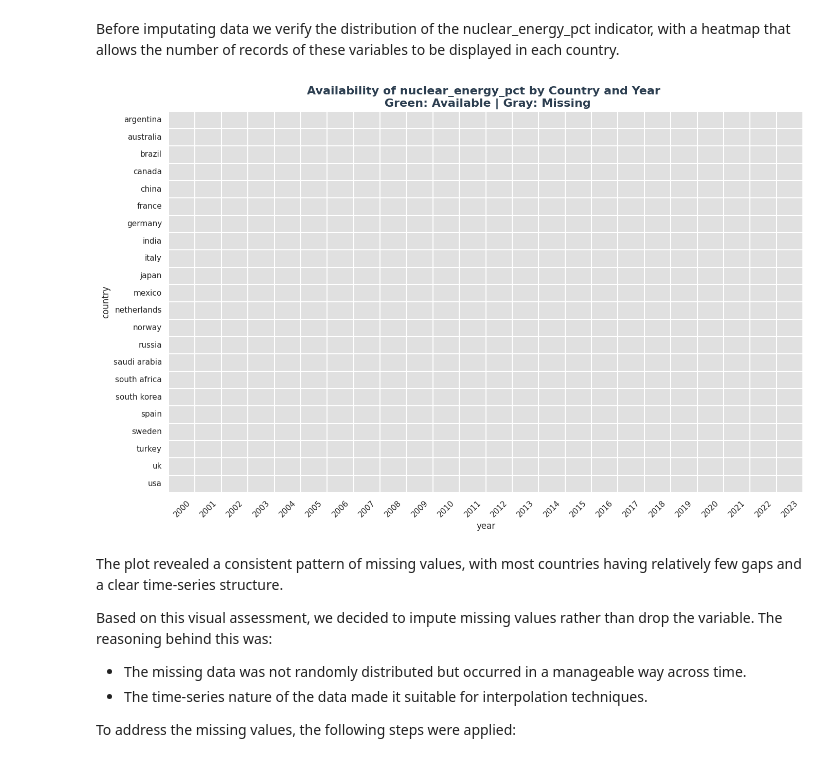
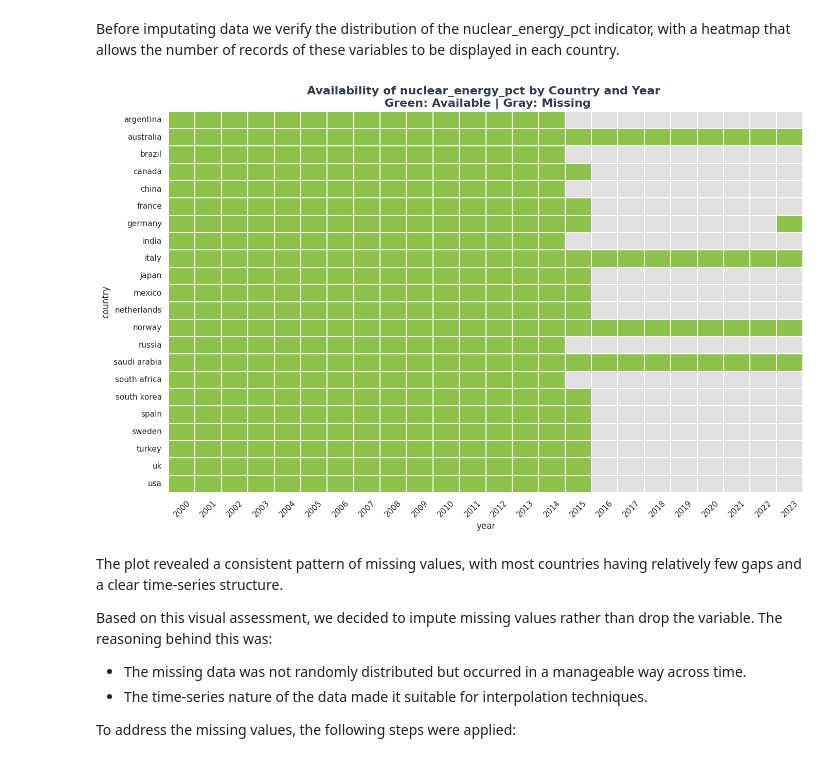
Before and after one commit to valentinabc19/Leukemia-Cancer-Risk-ETL, a Jupyter notebook: api/001_api_eda.ipynb, the cells around one changed output. Drawn from its saved outputs; the diff is of its cells as text; code cells hidden in the pictures.

```diff
--- a/api/001_api_eda.ipynb
+++ b/api/001_api_eda.ipynb
@@ -691,34 +691,34 @@ Before imputating data we verify the distribution of the nuclear_energy_pct indi
 # %%
 sns.set_theme(style="whitegrid")
 
 coverage = df.pivot_table(
     index='country',
     columns='year',
     values='nuclear_energy_pct',
     aggfunc='count'
-).notna().astype(int)
+)
 
 custom_cmap = sns.color_palette(["#e0e0e0", "#8bc34a"])
 
 plt.figure(figsize=(14, 9))
 sns.heatmap(
     coverage,
     cmap=custom_cmap,
     cbar=False,
     linewidths=0.3,
     linecolor='white'
 )
 
 plt.title('Availability of nuclear_energy_pct by Country and Year \n Green: Available | Gray: Missing',
           fontsize=16, fontweight='bold', color='#2c3e50')
 plt.xlabel('year', fontsize=12)
 plt.ylabel('country', fontsize=12)
 plt.xticks(rotation=45)
 plt.yticks(rotation=0)
 plt.tight_layout()
 plt.show()
 # %% [output]
-[figure, old version]
+[figure, new version]
 # %% [markdown]
 The plot revealed a consistent pattern of missing values, with most countries having relatively few gaps and a clear time-series structure.
 
```
Also changed, not shown: parts of 4 cells of this notebook, 8 other files.
